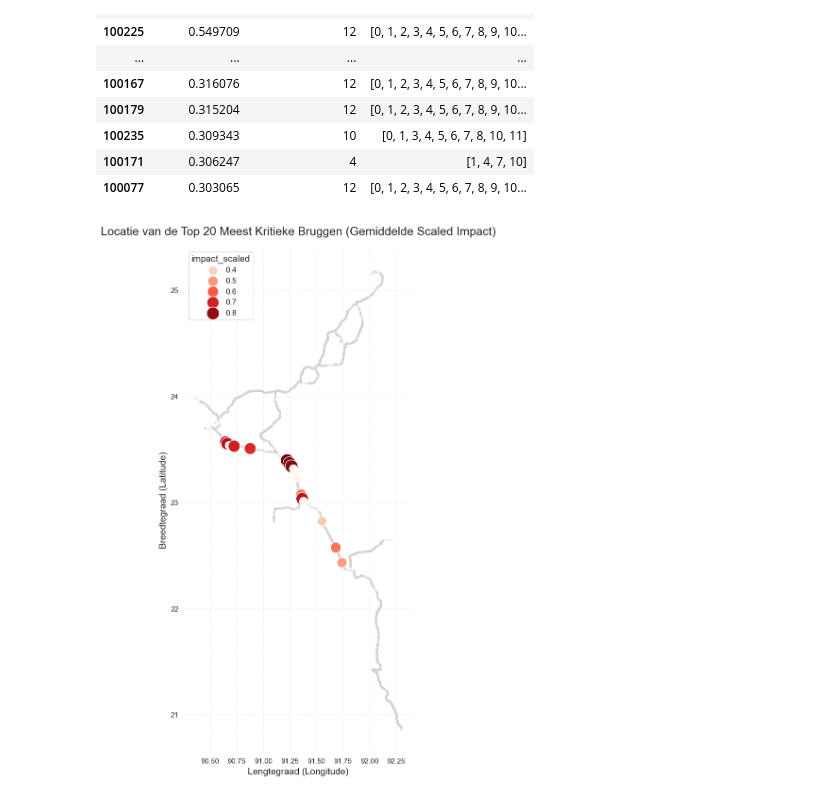
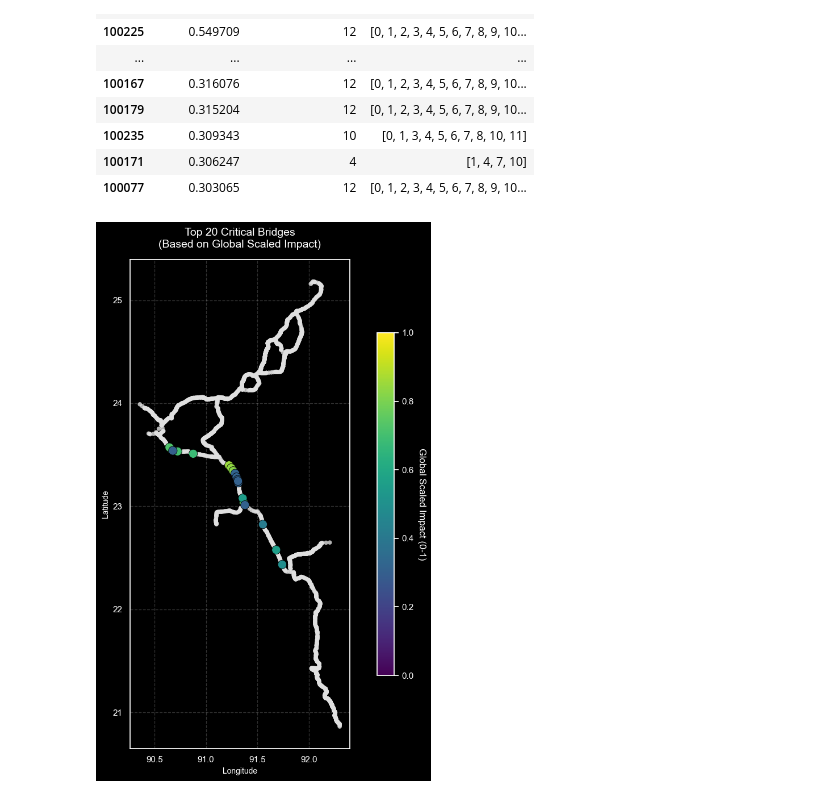
Before and after one commit to nielsvdd42/EPA133A-Advanced-Simulation-Group-1, a Jupyter notebook: EPA133a-G01-A4/notebook/6_Results_Mirte.ipynb, the cells around one changed output. Cells and saved outputs as stored; diff of their text form; code cells hidden in the pictures.

Commit message:
results bridges x aadtt en broken

```diff
--- a/EPA133a-G01-A4/notebook/6_Results_Mirte.ipynb
+++ b/EPA133a-G01-A4/notebook/6_Results_Mirte.ipynb
@@ -147,71 +143,50 @@ Top 20 most critical bridges:
 | 100171 | 0.306247 | 4 | [1, 4, 7, 10] |
 | 100077 | 0.303065 | 12 | [0, 1, 2, 3, 4, 5, 6, 7, 8, 9, 10... |
 # %%
-import seaborn as sns
 import matplotlib.pyplot as plt
-import pandas as pd
 
-# 1. Haal de top 20 IDs op uit je gesorteerde gemiddelde impact tabel
-top_20_avg_df = avg_impact_per_bridge.head(20).copy()
-# Omdat 'id' de index is, maken we er weer een kolom van voor de merge
-top_20_avg_df = top_20_avg_df.reset_index()
-top_20_ids = top_20_avg_df['id'].unique()
+top_20_df = avg_impact_per_bridge.head(20).copy().reset_index()
 
-# 2. Data voorbereiden voor plotten
-# We maken een kopie van het hele netwerk
-plot_netwerk_df = base_df.copy()
+fig, ax = plt.subplots(figsize=(10, 10))
 
-# We markeren welke elementen bij de top 20 horen en welke niet
-plot_netwerk_df['Status'] = 'Overig Netwerk'
-plot_netwerk_df.loc[plot_netwerk_df['id'].isin(top_20_ids), 'Status'] = 'Top 20 Kritiek'
+#layer1
+ax.scatter(base_df['lon'], base_df['lat'],
+           color='#e0e0e0',
+           s=30,
+           alpha=0.8,
+           edgecolor='none',
+           zorder=1)
 
-# Voor een betere visualisatie voegen we de impact_scaled score toe aan de top 20 bruggen in het plot_df
-# We mergen dit alleen voor de top 20 om NaN's voor de rest te krijgen
-plot_netwerk_df = pd.merge(plot_netwerk_df,
-                           top_20_avg_df[['id', 'impact_scaled']],
-                           on='id',
-                           how='left')
+#layer2 most critical bridges
+sc = ax.scatter(top_20_df['lon'], top_20_df['lat'],
+                c=top_20_df['impact_scaled'],
+                cmap='viridis',
+                s=120,
+                alpha=1.0,
+                edgecolor='black',
+                linewidth=0.6,
+                zorder=2)
 
-# 3. Het Kaartje Plotten met Seaborn
-sns.set_theme(style="white")
-plt.figure(figsize=(15, 12))
 
-# --- Laag 1: Het hele netwerk als lichtgrijze stipjes/lijnen ---
-g = sns.scatterplot(data=plot_netwerk_df[plot_netwerk_df['Status'] == 'Overig Netwerk'],
-                    x='lon', y='lat',
-                    color='#d3d3d3', # Lichtgrijs
-                    s=10,
-                    alpha=0.5,
-                    edgecolor=None,
-                    legend=False)
+#Styling & Labels
+ax.set_title("Top 20 Critical Bridges\n(Based on Global Scaled Impact)", fontsize=14, pad=15)
+ax.set_xlabel("Longitude", fontsize=10)
+ax.set_ylabel("Latitude", fontsize=10)
 
-# --- Laag 2: De Top 20 Bruggen ---
-# We gebruiken 'hue' voor de schaal en 'size' voor de nadruk
-top_20_data = plot_netwerk_df[plot_netwerk_df['Status'] == 'Top 20 Kritiek']
-top_20_plot = sns.scatterplot(data=top_20_data,
-                              x='lon', y='lat',
-                              hue='impact_scaled',
-                              palette='Reds', # Kleurverloop van geel naar rood
-                              size='impact_scaled',
-                              sizes=(150, 400), # Grootte bereik van de markers
-                              legend='brief') # 'brief' voor een mooie legenda
+ax.set_aspect('equal', adjustable='box')
 
-# 4. Styling en Layout
-# Zorg dat de assen niet vervormen (een graad breedte is niet gelijk aan een graad lengte)
-plt.gca().set_aspect('equal', adjustable='box')
+ax.grid(True, linestyle='--', alpha=0.2)
 
-plt.title('Locatie van de Top 20 Meest Kritieke Bruggen (Gemiddelde Scaled Impact)', fontsize=18, pad=20)
-plt.xlabel('Lengtegraad (Longitude)', fontsize=14)
-plt.ylabel('Breedtegraad (Latitude)', fontsize=14)
-
-# Legenda aanpassen
-plt.setp(top_20_plot.get_legend().get_texts(), fontsize='12')
-plt.setp(top_20_plot.get_legend().get_title(), fontsize='14')
-
-sns.despine(left=True, bottom=True) # Verwijder de assen-randjes
-plt.grid(True, linestyle='--', alpha=0.3) # Voeg een subtiel raster toe
+#colorbar
+cbar = plt.colorbar(sc, ax=ax, shrink=0.7)
+cbar.set_label('Global Scaled Impact (0-1)', rotation=270, labelpad=15)
+sc.set_clim(0, 1) # Forceert de kleurenbalk om de volledige schaal te tonen
 
 plt.tight_layout()
+
+# Optioneel: Opslaan voor je verslag
+# plt.savefig('top_20_critical_bridges_honest.png', dpi=300, bbox_inches='tight')
+
 plt.show()
 # %% [output]
-[figure, old version]
+[figure, new version]
```
Also changed, not shown: parts of 4 cells of this notebook.
